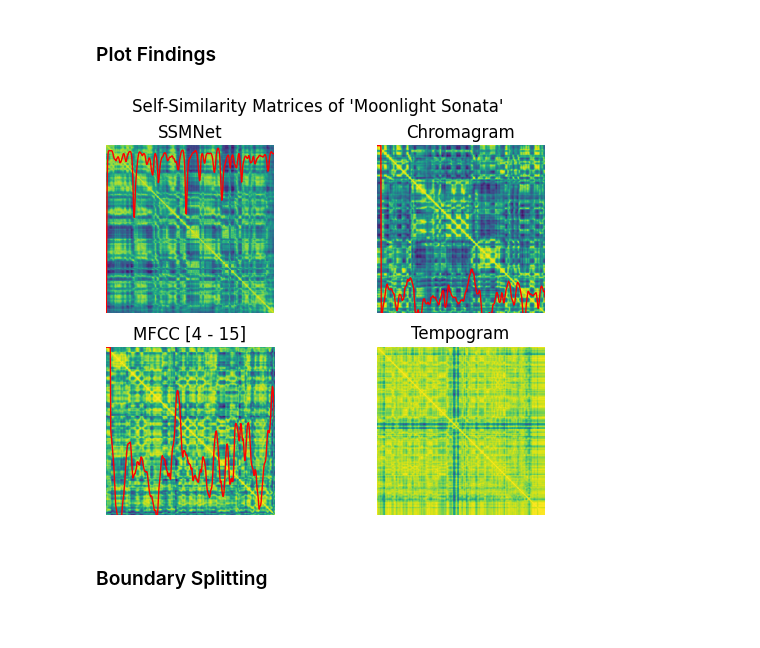
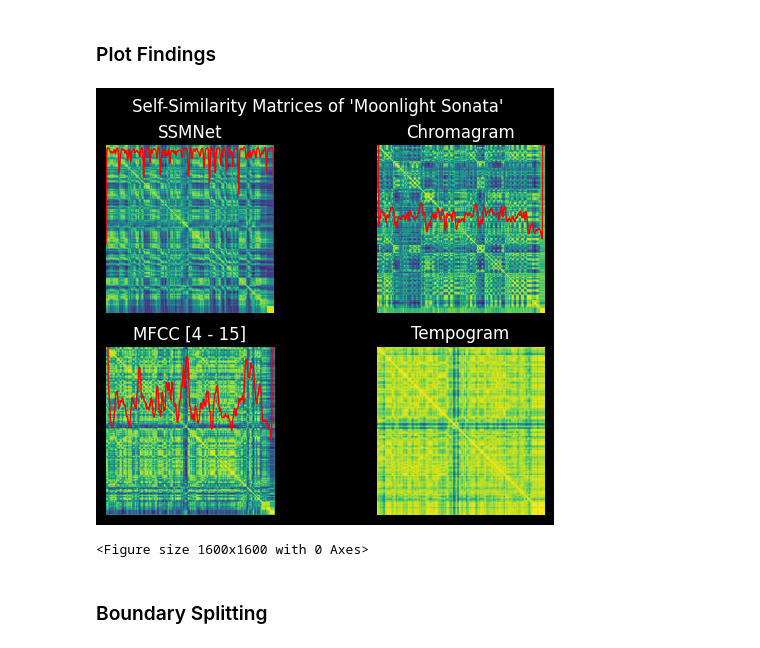
Before and after one commit to finlaymiller/midi_segmentation, a Jupyter notebook: ssm_audio.ipynb, the cells around one changed output. Cells and saved outputs as stored; diff of their text form; code cells hidden in the pictures.

```diff
--- a/ssm_audio.ipynb
+++ b/ssm_audio.ipynb
@@ -112,28 +112,30 @@ ssm_tempo = np.dot(np.transpose(x_t), x_t)
 # %%
 from matplotlib import pyplot as plt
 
-fig, axs = plt.subplots(2, 2, sharex=True, sharey=True)
+plt.style.use("dark_background")
 
+fig, axs = plt.subplots(2, 2)
+plt.figure(figsize=(16, 16))
 fig.suptitle("Self-Similarity Matrices of 'Moonlight Sonata'")
 
 axs[0, 0].imshow(ssm_net)
 axs[0, 0].plot(hat_novelty_np * ssm_net.shape[0], "r", linewidth=1)
 axs[0, 0].set_title("SSMNet")
 axs[0, 0].axis("off")
 axs[0, 1].imshow(ssm_c)
 axs[0, 1].plot(n_c, "r", linewidth=1)
 axs[0, 1].set_title("Chromagram")
 axs[0, 1].axis("off")
 axs[1, 0].imshow(ssm_m)
 axs[1, 0].plot(n_m, "r", linewidth=1)
 axs[1, 0].set_title(f"MFCC [{mfcc_range[0]} - {mfcc_range[1]}]")
 axs[1, 0].axis("off")
 axs[1, 1].imshow(ssm_tempo)
 axs[1, 1].set_title("Tempogram")
 axs[1, 1].axis("off")
-
 plt.show()
 # %% [output]
-[figure, old version]
+[figure, new version]
+<Figure size 1600x1600 with 0 Axes>
 # %% [markdown]
 ### Boundary Splitting
```
Also changed, not shown: parts of 2 cells of this notebook, 5 other files.
